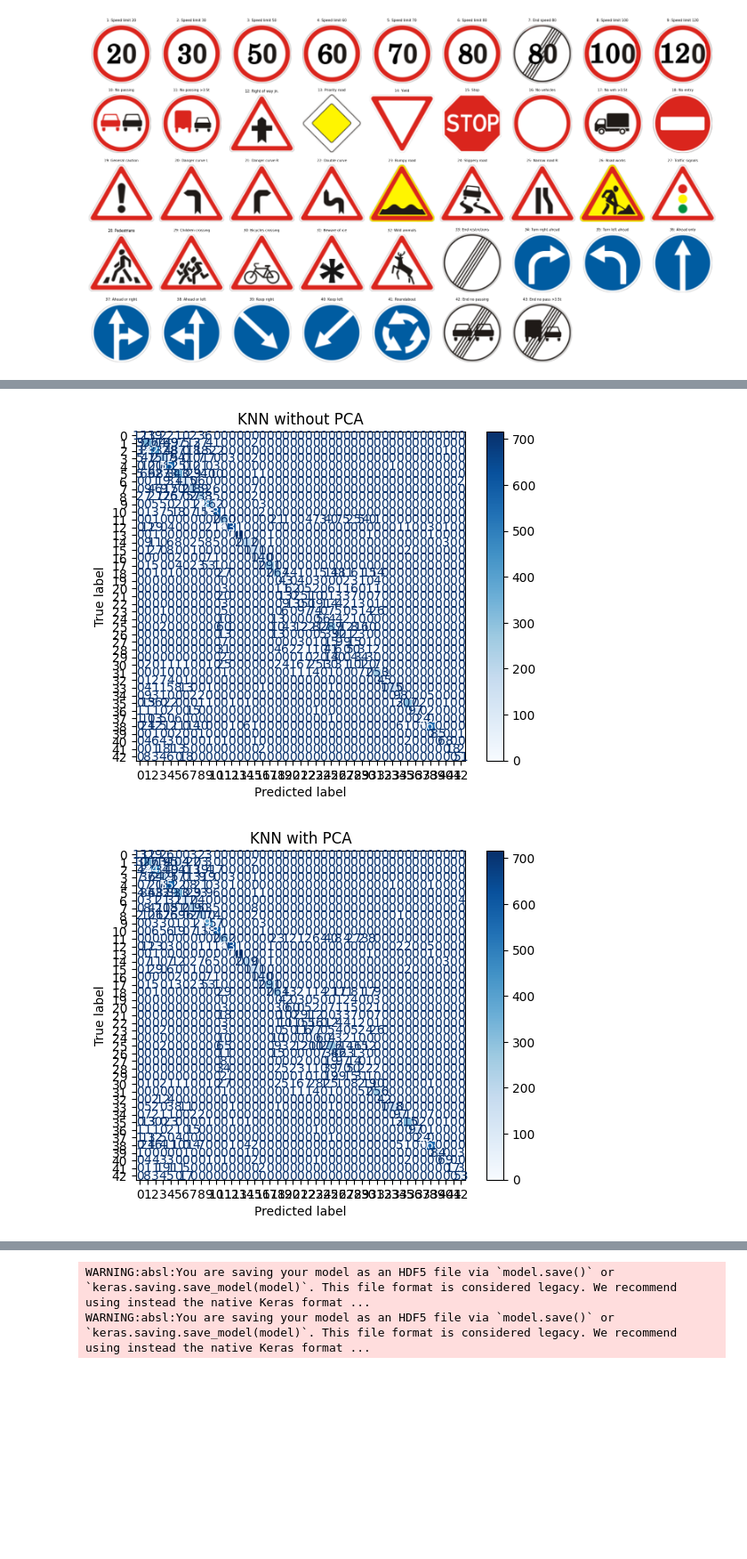
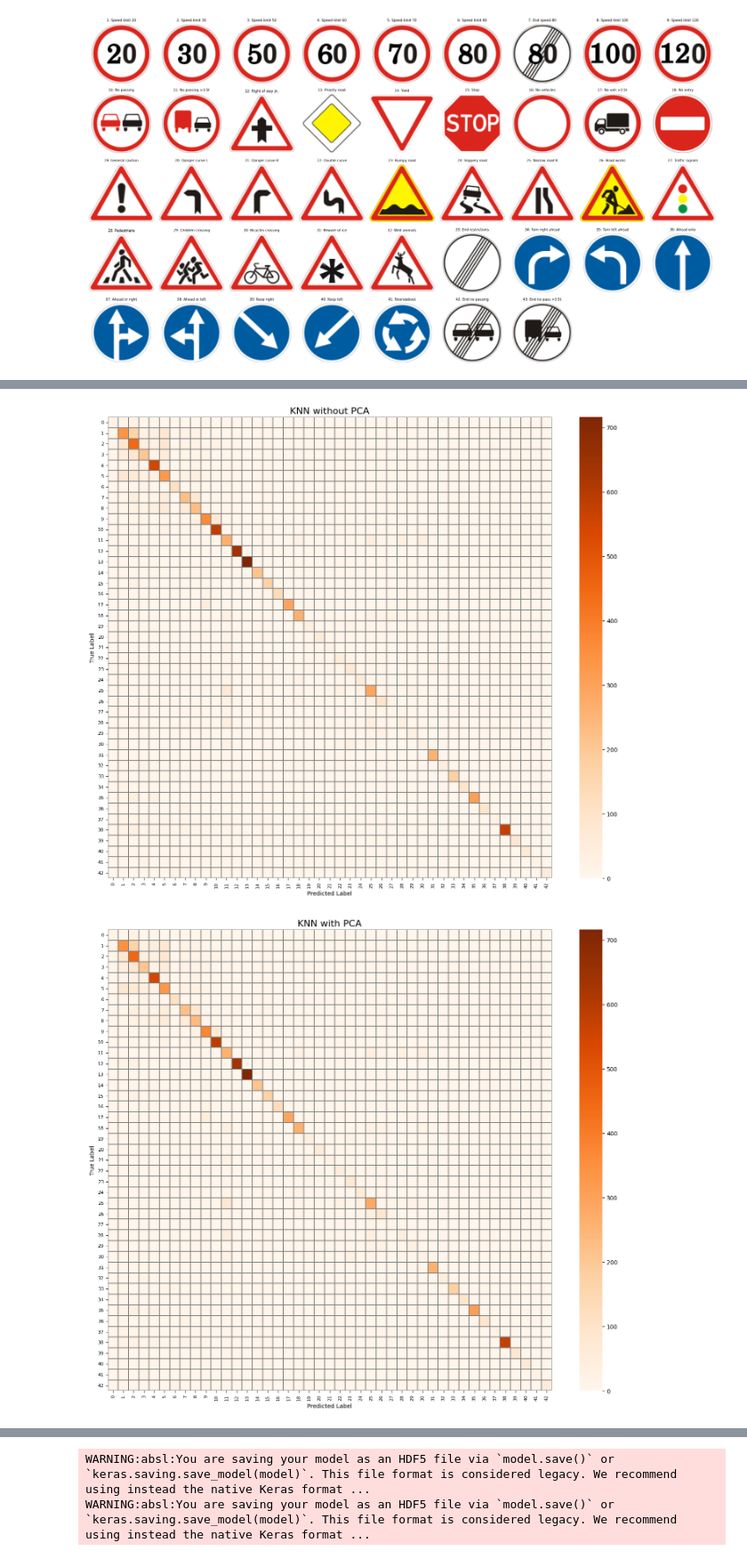
Before and after one commit to Engshadow/Autonomous-Vehicle-Perception-Module, a Jupyter notebook: Project.ipynb, the cells around one changed output, grey strips where cells are left out. Shown at 89% size. Saved outputs shown, nothing was run; the diff lists cells and outputs as text; code cells hidden in the pictures; blank space fills up the shorter version.

```diff
--- a/Project.ipynb
+++ b/Project.ipynb
@@ -217,8 +249,9 @@ np.save(os.path.join(save_path, "x_test_scaled.npy"), x_test_scaled)
 # %%
 # Applying PCA for Dimensionality Reduction
 pca = PCA(n_components=0.95)
-x_train_pca = pca.fit_transform(x_train_scaled)
-x_test_pca = pca.transform(x_test_scaled)
+x_train_pca = pca.fit_transform(x_train_s)
+x_val_pca   = pca.transform(x_val_s)
+x_test_pca  = pca.transform(x_test_s)
 
 # Plotting the explained variance ratio
 plt.figure(figsize=(10, 6))
@@ -366,17 +394,33 @@ Bagging NB with PCA Accuracy: 0.7285035629453682
+# %%
+def plot_confusion(y_true, y_pred, title, class_names=None):
+    cm = confusion_matrix(y_true, y_pred)
+
+    plt.figure(figsize=(14, 12))
+
+    sns.heatmap(
+        cm,
+        cmap="Oranges",
+        annot=False,
+        fmt="d",
+        linewidths=0.3,
+        linecolor="gray",
+        cbar=True
+    )
+
+    plt.title(title, fontsize=16)
+    plt.xlabel("Predicted Label")
+    plt.ylabel("True Label")
+    plt.xticks(rotation=90, fontsize=8)
+    plt.yticks(rotation=0, fontsize=8)
+
+    plt.tight_layout()
+    plt.show()
 # %%
-# Confusion Matrix
-def confusion(y, y_pred , title):
-    z= confusion_matrix(y, y_pred)
-    d= ConfusionMatrixDisplay(confusion_matrix=z)
-    d.plot(cmap=plt.cm.Blues)
-    plt.title(title)
-    plt.show()
 
-confusion(y_test, y_KNN, "KNN without PCA")
-confusion(y_test, y_KNN_pca, "KNN with PCA")
-
-confusion(y_test, y_ModelNaive, "Naive Bayes without PCA")
-confusion(y_test, y_ModelNaive_pca, "Naive Bayes with PCA")
+plot_confusion(y_test, y_KNN_test,     "KNN without PCA")
+plot_confusion(y_test, y_KNN_pca_test, "KNN with PCA")
+plot_confusion(y_test, y_NB_test,      "Naive Bayes without PCA")
+plot_confusion(y_test, y_NB_pca_test,  "Naive Bayes with PCA")
 # %% [output]
-[figure, old version]
+[figure, new version]
-[figure, old version]
+[figure, new version]
```
Also changed, not shown: parts of 36 cells of this notebook, 7 other files.
